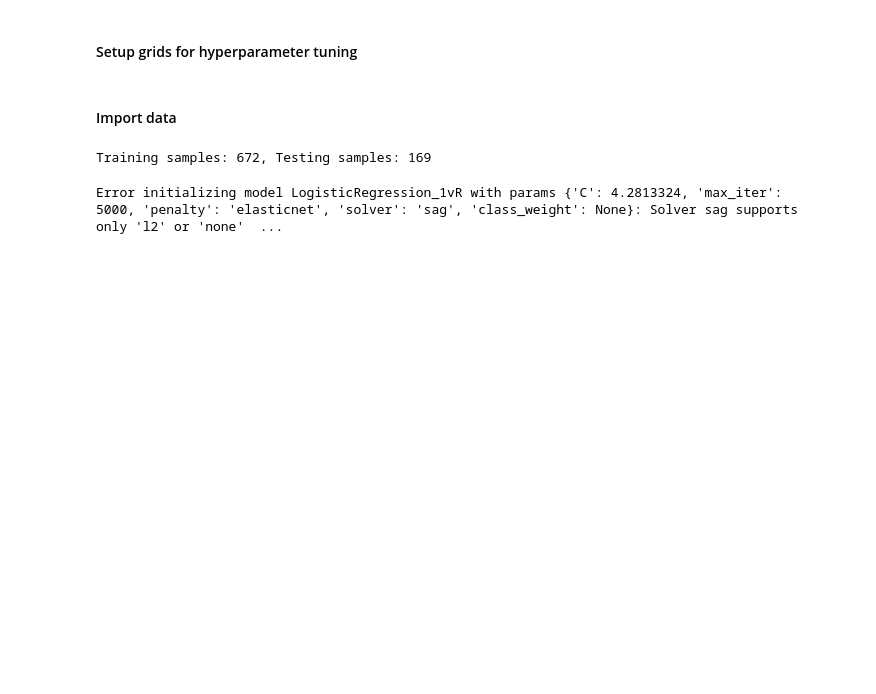
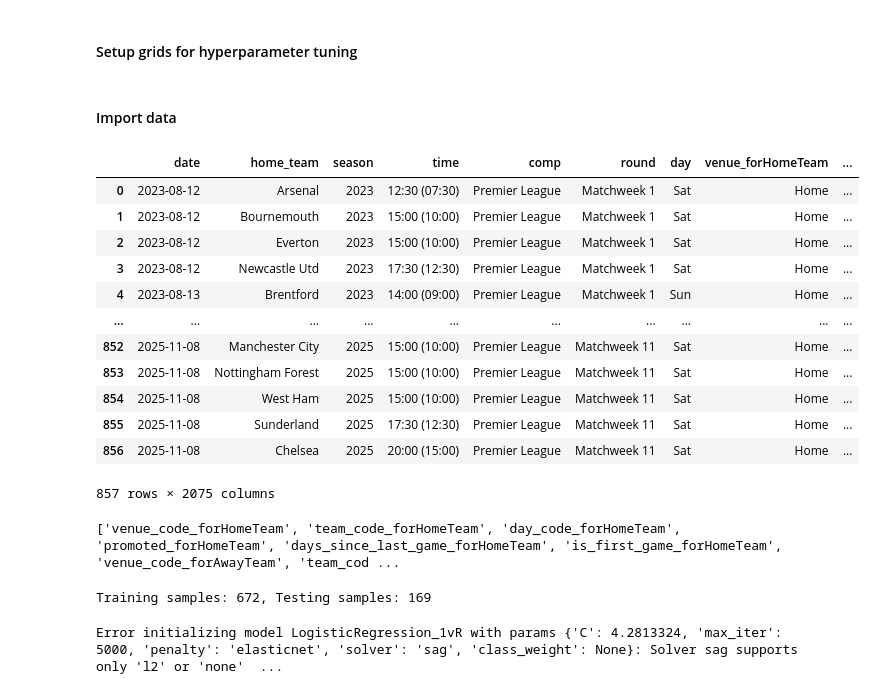
Before and after one commit to adityanegii/Match-Predictor-FBREF, a Jupyter notebook: server/modelTuning.ipynb, the cells around one changed output. Drawn from its saved outputs; the diff is of its cells as text; code cells hidden in the pictures; blank space fills up the shorter version.

```diff
--- a/server/modelTuning.ipynb
+++ b/server/modelTuning.ipynb
@@ -91,6 +91,26 @@ model_names = [
 #### Import data
 # %%
 matches_df = pd.read_csv('data/processed/process_ENG1.csv')
+# %%
+matches_df
+# %% [output]
+|  | date | home_team | season | time | comp | round | day | venue_forHomeTeam | ... |
+| 0 | 2023-08-12 | Arsenal | 2023 | 12:30 (07:30) | Premier League | Matchweek 1 | Sat | Home | ... |
+| 1 | 2023-08-12 | Bournemouth | 2023 | 15:00 (10:00) | Premier League | Matchweek 1 | Sat | Home | ... |
+| 2 | 2023-08-12 | Everton | 2023 | 15:00 (10:00) | Premier League | Matchweek 1 | Sat | Home | ... |
+| 3 | 2023-08-12 | Newcastle Utd | 2023 | 17:30 (12:30) | Premier League | Matchweek 1 | Sat | Home | ... |
+| 4 | 2023-08-13 | Brentford | 2023 | 14:00 (09:00) | Premier League | Matchweek 1 | Sun | Home | ... |
+| ... | ... | ... | ... | ... | ... | ... | ... | ... | ... |
+| 852 | 2025-11-08 | Manchester City | 2025 | 15:00 (10:00) | Premier League | Matchweek 11 | Sat | Home | ... |
+| 853 | 2025-11-08 | Nottingham Forest | 2025 | 15:00 (10:00) | Premier League | Matchweek 11 | Sat | Home | ... |
+| 854 | 2025-11-08 | West Ham | 2025 | 15:00 (10:00) | Premier League | Matchweek 11 | Sat | Home | ... |
+| 855 | 2025-11-08 | Sunderland | 2025 | 17:30 (12:30) | Premier League | Matchweek 11 | Sat | Home | ... |
+| 856 | 2025-11-08 | Chelsea | 2025 | 20:00 (15:00) | Premier League | Matchweek 11 | Sat | Home | ... |
+857 rows × 2075 columns
+# %%
+print(get_predictors_basic())
+# %% [output]
+['venue_code_forHomeTeam', 'team_code_forHomeTeam', 'day_code_forHomeTeam', 'promoted_forHomeTeam', 'days_since_last_game_forHomeTeam', 'is_first_game_forHomeTeam', 'venue_code_forAwayTeam', 'team_cod ...
 # %%
 matches_df["xg_rolling_diff"] = abs(matches_df["xg_rolling_forHomeTeam"] - matches_df["xg_rolling_forAwayTeam"])
 matches_df["xg_mean_diff"] = abs(matches_df["xg_mean_forHomeTeam"] - matches_df["xg_mean_forAwayTeam"])
```
Also changed, not shown: 3 other files.
